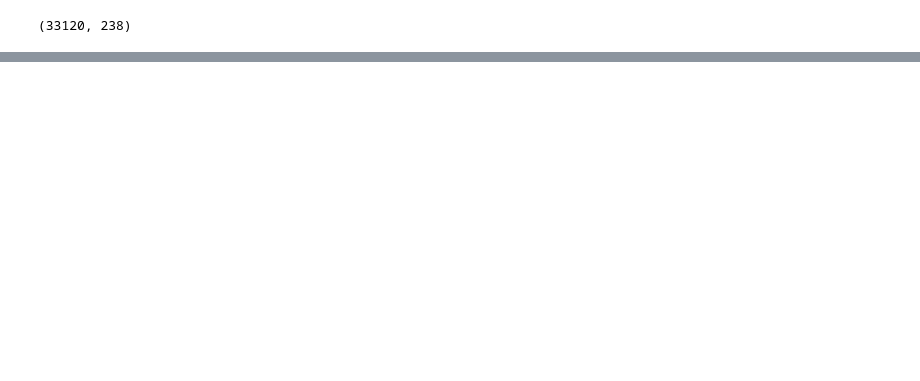
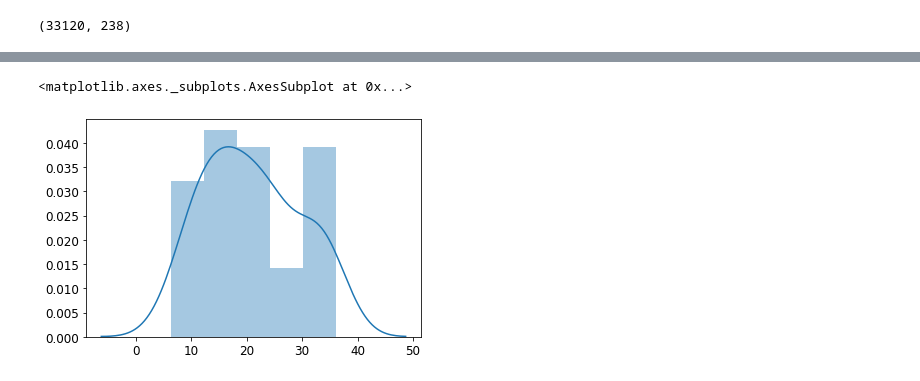
Before and after one commit to Vishwajit-hegde/Target-Internship-US-Demograhics-Analysis, a Jupyter notebook: Self Organising Maps.ipynb, the cells around one changed output, grey strips where cells are left out. Saved outputs shown, nothing was run; the diff lists cells and outputs as text; code cells hidden in the pictures; blank space fills up the shorter version.

```diff
--- a/Self Organising Maps.ipynb
+++ b/Self Organising Maps.ipynb
@@ -61,0 +147,2 @@ Performing K-means SSE elbow sweep...
+# %%
+cluster_df = df_.groupby('cluster_labels').mean()
@@ -109,0 +274,8 @@ df
+# %%
+bachelors = cluster_df['DP02_0064PE']
+high_income = cluster_df['DP03_0060PE']
+# %%
+sns.distplot(list(bachelors))
+# %% [output]
+<matplotlib.axes._subplots.AxesSubplot at 0x...>
+[figure, added]
```
Also changed, not shown: parts of 38 cells of this notebook.
